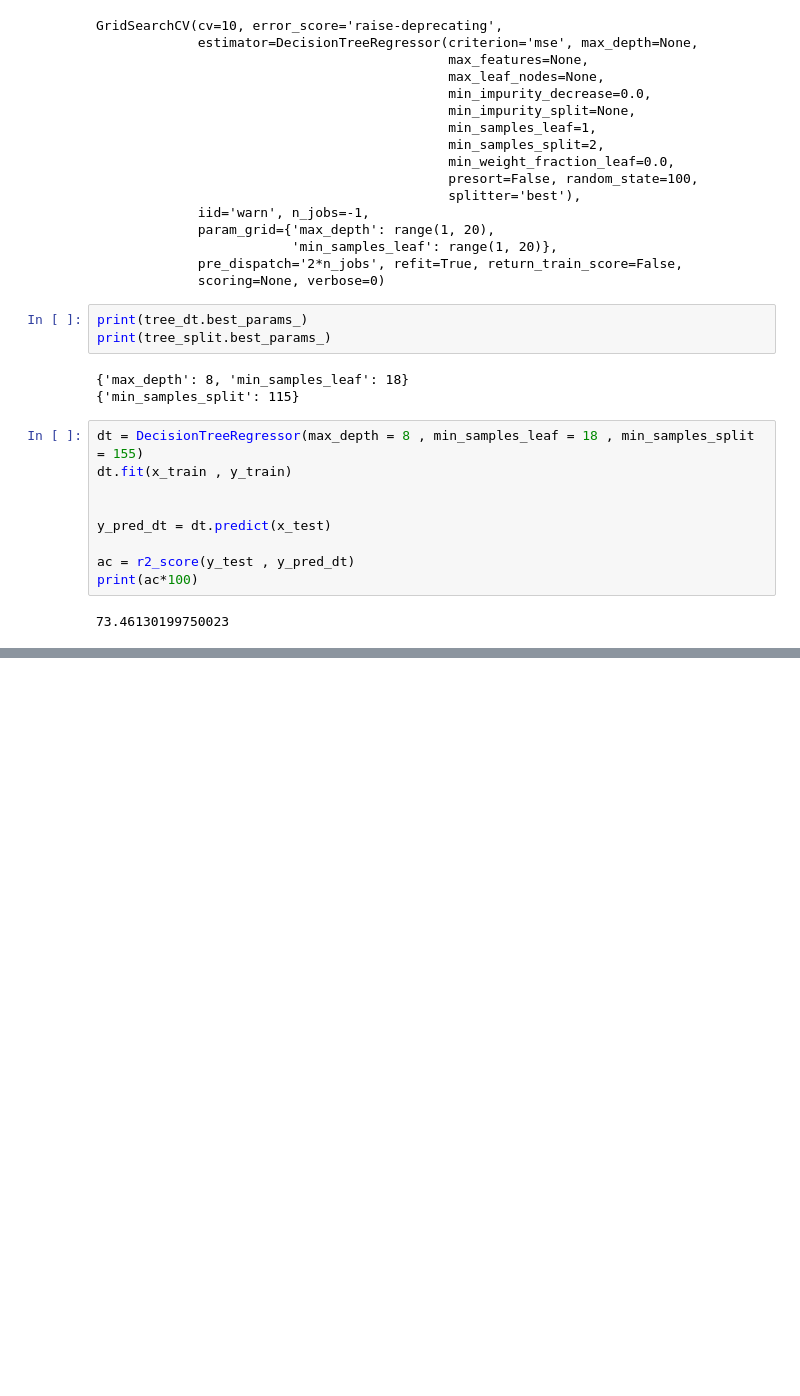
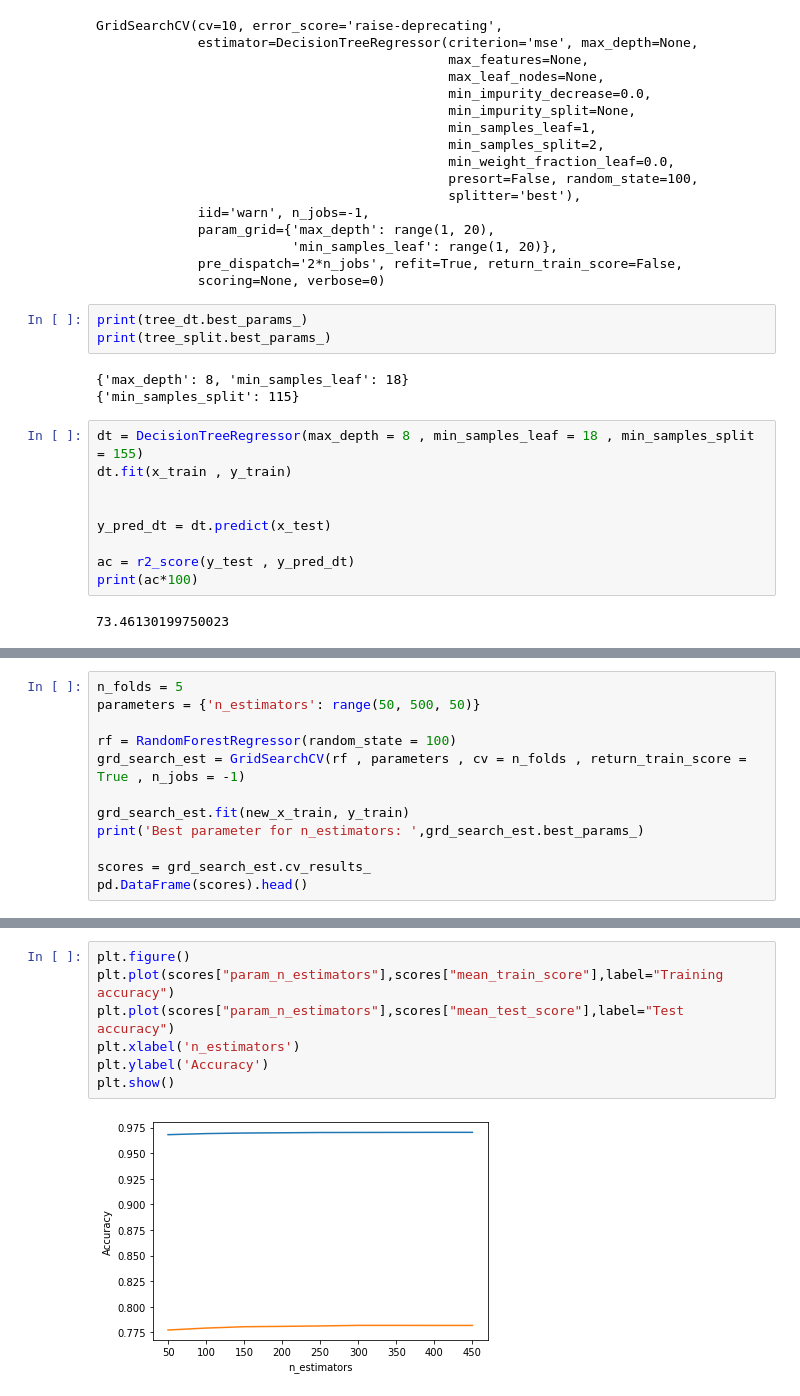
Before and after one commit to LIMON100/Rainfall-in-Bangladesh, a Jupyter notebook: Rainfall.ipynb, the cells around one changed output, grey strips where cells are left out. Saved outputs shown, nothing was run; the diff lists cells and outputs as text; blank space fills up the shorter version.

```diff
--- a/Rainfall.ipynb
+++ b/Rainfall.ipynb
@@ -621,0 +694,12 @@ print(ac*100)
+# %%
+n_folds = 5
+parameters = {'n_estimators': range(50, 500, 50)}
+
+rf = RandomForestRegressor(random_state = 100)
+grd_search_est = GridSearchCV(rf , parameters , cv = n_folds , return_train_score = True , n_jobs = -1)
+
+grd_search_est.fit(new_x_train, y_train)
+print('Best parameter for n_estimators: ',grd_search_est.best_params_)
+
+scores = grd_search_est.cv_results_
+pd.DataFrame(scores).head()
@@ -621,0 +715,9 @@ print(ac*100)
+# %%
+plt.figure()
+plt.plot(scores["param_n_estimators"],scores["mean_train_score"],label="Training accuracy")
+plt.plot(scores["param_n_estimators"],scores["mean_test_score"],label="Test accuracy")
+plt.xlabel('n_estimators')
+plt.ylabel('Accuracy')
+plt.show()
+# %% [output]
+[figure, added]
```
Also changed, not shown: parts of 15 cells of this notebook.
